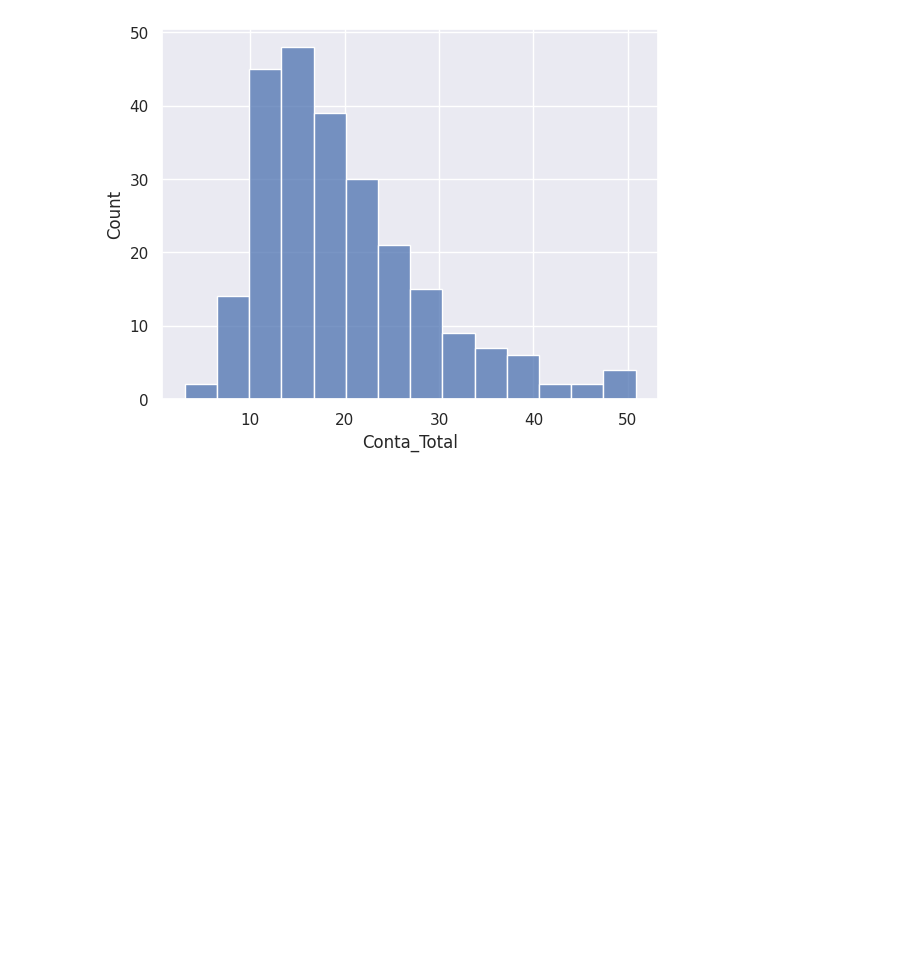
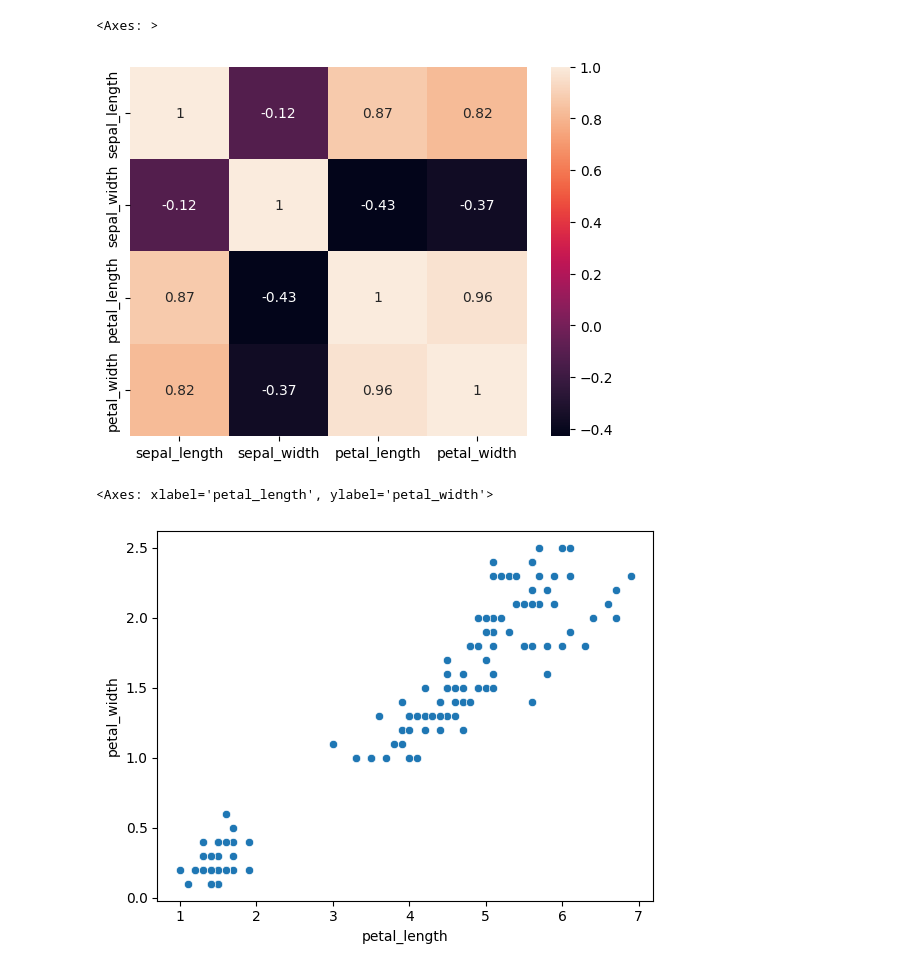
Before and after one commit to BakMarino/Dados, a Jupyter notebook: Untitled0.ipynb, the cells around one changed output. Saved outputs shown, nothing was run; the diff lists cells and outputs as text; code cells hidden in the pictures; blank space fills up the shorter version.

```diff
--- a/Untitled0.ipynb
+++ b/Untitled0.ipynb
@@ -56,4 +127,10 @@ sns.relplot( x='Conta_Total', y='Gorjeta', data=Base_Dados,
+# %%
+sns.heatmap(Base_Dados.select_dtypes(include=['float64', 'int64']).corr(), annot=True)
+# %% [output]
+<Axes: >
+[figure, added]
 # %%
-sns.histplot( data=Base_Dados, x='Conta_Total');
+sns.scatterplot(data=Base_Dados, x='petal_length', y='petal_width')
 # %% [output]
+<Axes: xlabel='petal_length', ylabel='petal_width'>
-[figure, old version]
+[figure, new version]
```
Also changed, not shown: parts of 30 cells of this notebook.
